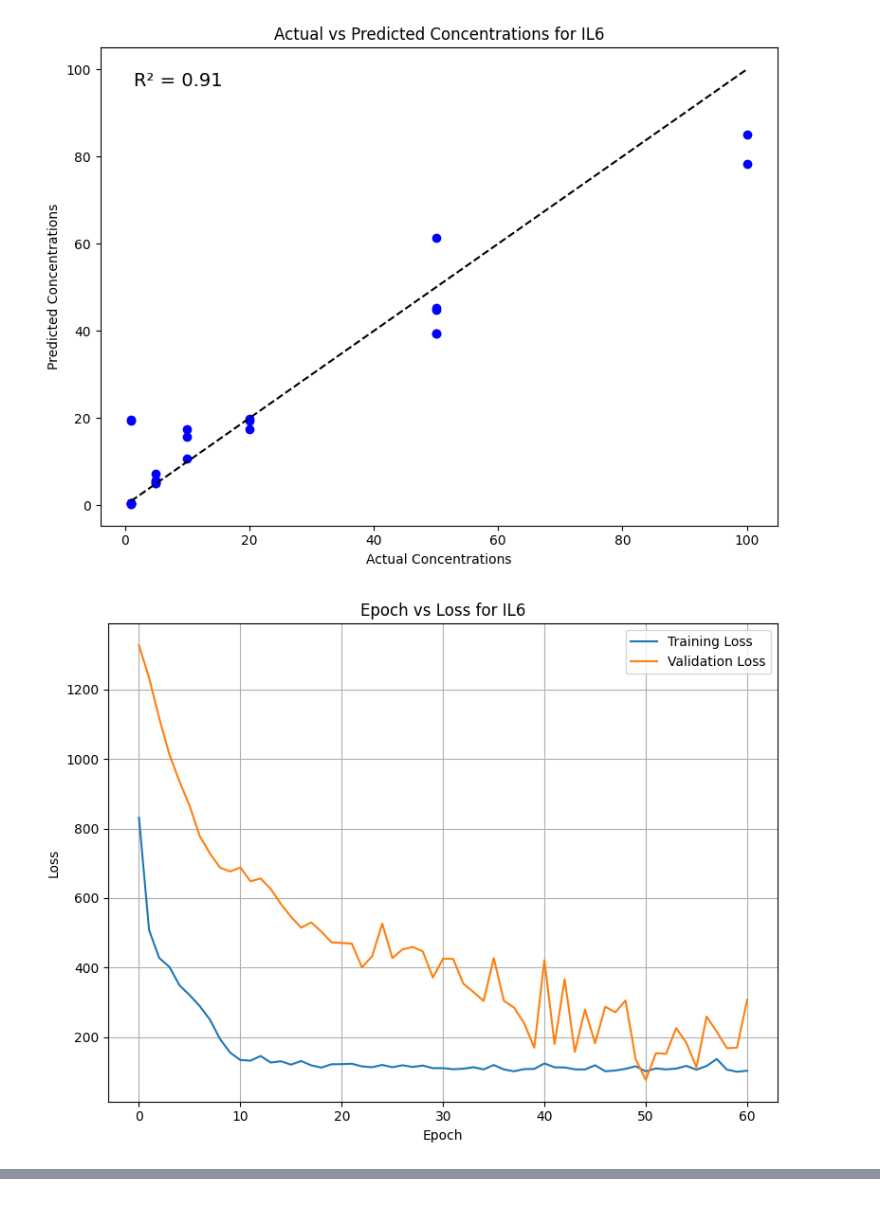
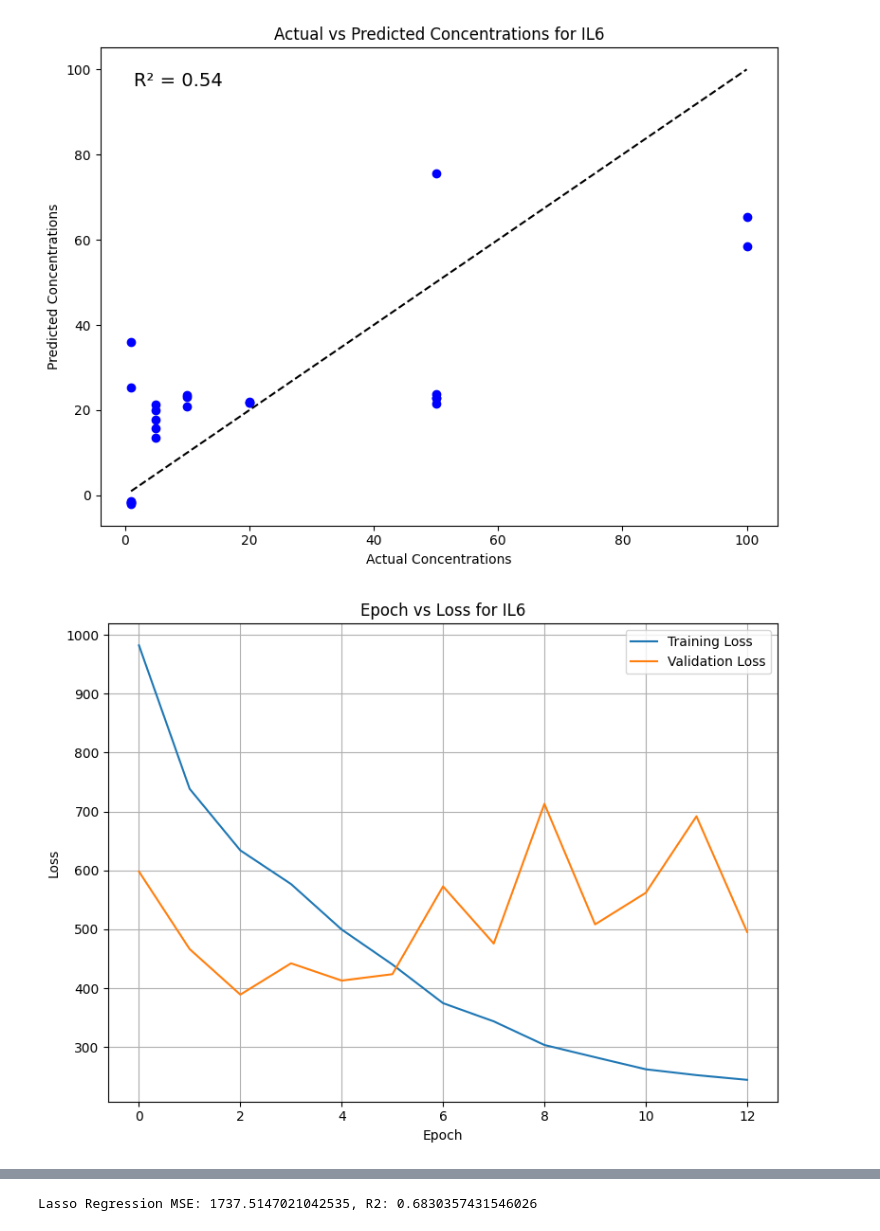
Before and after one commit to delte1821/ML-SERS, a Jupyter notebook: ML_SERS_v2_0.ipynb, the cells around one changed output, grey strips where cells are left out. Saved outputs shown, nothing was run; the diff lists cells and outputs as text; code cells hidden in the pictures.

```diff
--- a/ML_SERS_v2_0.ipynb
+++ b/ML_SERS_v2_0.ipynb
@@ -69,7 +77,7 @@ def preprocess_data(data):
     data_reshaped = data_scaled.reshape(nsamples, nx, ny)
     return data_reshaped
 # %%
-def augment_data(data, labels, num_augmented_samples=20):
+def augment_data(data, labels, num_augmented_samples):
     augmented_data = []
     augmented_labels = []
     original_len = len(data)
@@ -77,14 +85,14 @@ def augment_data(data, labels, num_augmented_samples=20):
         augmented_data.append(sample)
         augmented_labels.append(label)
         for _ in range(num_augmented_samples):
-            noise = np.random.normal(0, 0.1, sample.shape)
+            noise = np.random.normal(0, 0.05, sample.shape)
             augmented_sample = sample + noise
 
             # Additional augmentations
-            scale_factor = np.random.uniform(0.9, 1.1)
+            scale_factor = np.random.uniform(0.95, 1.05)
             augmented_sample = augmented_sample * scale_factor
 
-            shift_value = np.random.uniform(-0.1, 0.1, sample.shape)
+            shift_value = np.random.uniform(-0.05, 0.05, sample.shape)
             augmented_sample = augmented_sample + shift_value
 
             augmented_data.append(augmented_sample)
@@ -109,4 +117,25 @@ def build_cnn_model(input_shape):
     ])
     model.compile(optimizer='adam', loss='mean_squared_error')
     return model
+# %%
+def build_nn_model(input_shape):
+    model = Sequential([
+        Dense(64, activation='relu', input_shape=input_shape),
+        Dense(32, activation='relu'),
+        Dense(1)  # Output layer for regression
+    ])
+    model.compile(optimizer='adam', loss='mean_squared_error')
+    return model
+# %%
+def train_nn_regression(X_train, y_train, X_val, y_val, epochs=100, batch_size=32, use_early_stopping=True):
+    model = build_nn_model((X_train.shape[1],))
+
+    # Early stopping callback
+    callbacks = [EarlyStopping(monitor='val_loss', patience=10, restore_best_weights=True)] if use_early_stopping else []
+
+    history = model.fit(X_train, y_train, epochs=epochs, batch_size=batch_size, validation_data=(X_val, y_val), callbacks=callbacks)
+    y_pred = model.predict(X_val)
+    mse = mean_squared_error(y_val, y_pred)
+    r2 = r2_score(y_val, y_pred)
+    return model, mse, r2, history
 # %%
@@ -311,13 +363,17 @@ file_path = "/content/drive/My Drive/Colab Notebooks/Spectra/Low"  # Update to y
 figure_path = initialize_paths(file_path)
 original_file_path = os.path.join(file_path, "Combine.xlsx")
 display = True
+epochs = 200
+batch_size = 32
+num_augmented_samples=20
+use_early_stopping = True
 
 # Load and preprocess data
 data, materials, concentrations = load_data(original_file_path)
 material_types = [1, 2]  # Focusing on IL6 and TNF for example
 # %%
 # Train and validate with increased epochs and batch size
-results_regression = train_and_validate(data, materials, concentrations, material_types, display=display, figure_path=figure_path, epochs=200, batch_size=128)
+results_regression = train_and_validate(data, materials, concentrations, material_types, display=display, figure_path=figure_path, epochs=epochs, batch_size=batch_size, num_augmented_samples=num_augmented_samples, use_early_stopping=use_early_stopping)
 # %% [output]
 Original X shape: (1025, 124), Original y shape: (124,)
 Original data size: 99, Augmented data size: 2079
@@ -339,2 +399,2 @@ Epoch 61/200
-[figure, old version]
+[figure, new version]
-[figure, old version]
+[figure, new version]
@@ -357,0 +404 @@ Epoch 82/200
+Lasso Regression MSE: 1737.5147021042535, R2: 0.6830357431546026
```
Also changed, not shown: parts of 8 cells of this notebook.
